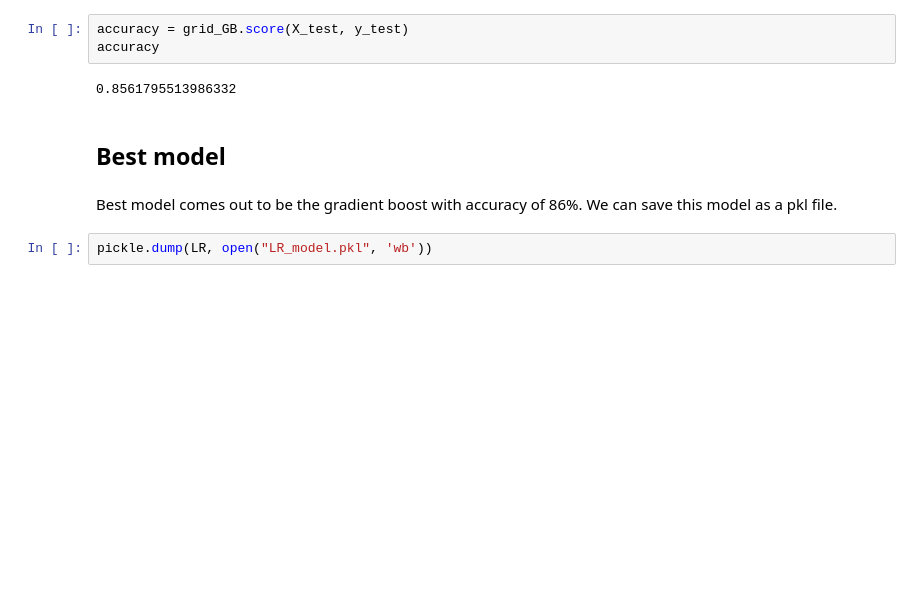
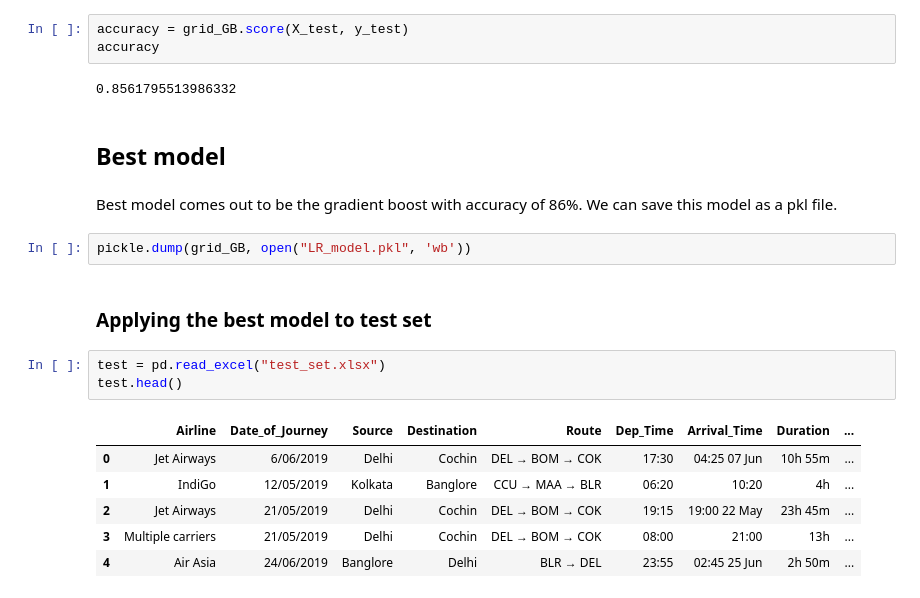
Before and after one commit to surjeet143/flight-ticket-prediction, a Jupyter notebook: flight price prediction.ipynb, the cells around one changed output. Drawn from its saved outputs; the diff is of its cells as text; blank space fills up the shorter version.

```diff
--- a/flight price prediction.ipynb
+++ b/flight price prediction.ipynb
@@ -249,4 +249,16 @@ accuracy
 # %% [markdown]
 Best model comes out to be the gradient boost with accuracy of 86%. We can save this model as a pkl file.
 # %%
-pickle.dump(LR, open("LR_model.pkl", 'wb'))
+pickle.dump(grid_GB, open("LR_model.pkl", 'wb'))
+# %% [markdown]
+### Applying the best model to test set
+# %%
+test = pd.read_excel("test_set.xlsx")
+test.head()
+# %% [output]
+|  | Airline | Date_of_Journey | Source | Destination | Route | Dep_Time | Arrival_Time | Duration | ... |
+| 0 | Jet Airways | 6/06/2019 | Delhi | Cochin | DEL → BOM → COK | 17:30 | 04:25 07 Jun | 10h 55m | ... |
+| 1 | IndiGo | 12/05/2019 | Kolkata | Banglore | CCU → MAA → BLR | 06:20 | 10:20 | 4h | ... |
+| 2 | Jet Airways | 21/05/2019 | Delhi | Cochin | DEL → BOM → COK | 19:15 | 19:00 22 May | 23h 45m | ... |
+| 3 | Multiple carriers | 21/05/2019 | Delhi | Cochin | DEL → BOM → COK | 08:00 | 21:00 | 13h | ... |
+| 4 | Air Asia | 24/06/2019 | Banglore | Delhi | BLR → DEL | 23:55 | 02:45 25 Jun | 2h 50m | ... |
```
Also changed, not shown: parts of 7 cells of this notebook.
